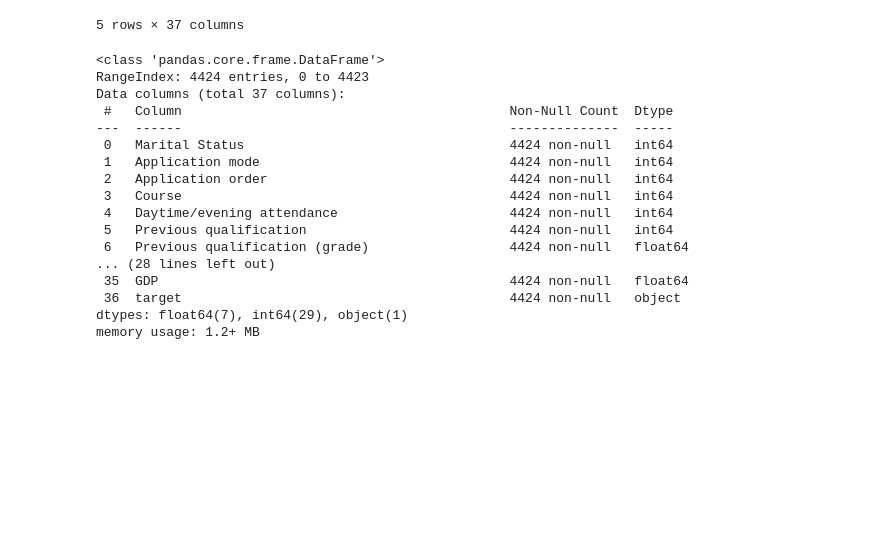
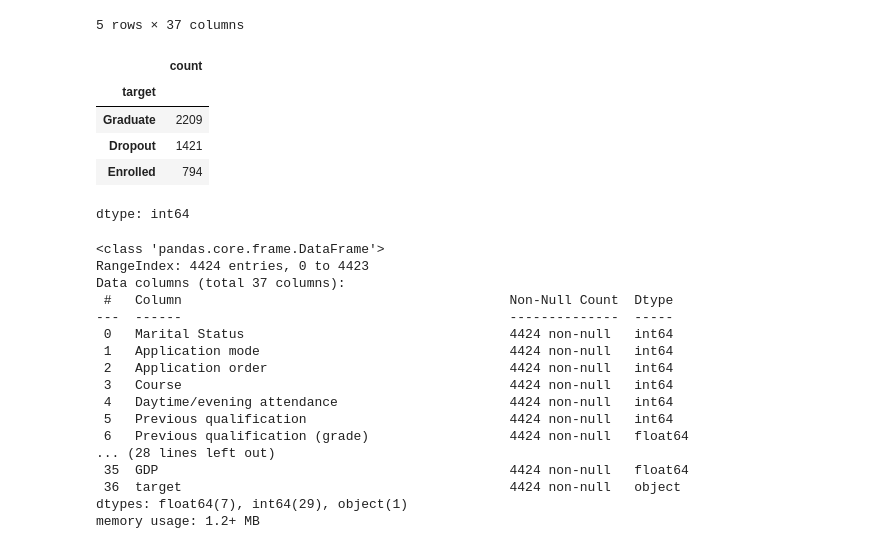
Before and after one commit to aiaaee/Student-Dropout-Success-Prediction, a Jupyter notebook: Student_Dropout_&_Success_Prediction_Dataset.ipynb, the cells around one changed output. Drawn from its saved outputs; the diff is of its cells as text; code cells hidden in the pictures; blank space fills up the shorter version.

```diff
--- a/Student_Dropout_&_Success_Prediction_Dataset.ipynb
+++ b/Student_Dropout_&_Success_Prediction_Dataset.ipynb
@@ -64,6 +64,15 @@ data.head(5)
 | 3 | 1 | 17 | 2 | 9773 | 1 | ... |
 | 4 | 2 | 39 | 1 | 8014 | 0 | ... |
 5 rows × 37 columns
+# %%
+data.target.value_counts()
+# %% [output]
+|  | count |
+| target |  |
+| Graduate | 2209 |
+| Dropout | 1421 |
+| Enrolled | 794 |
+dtype: int64
 # %%
 data.info()
 # %% [output]
```
Also changed, not shown: parts of 5 cells of this notebook.
